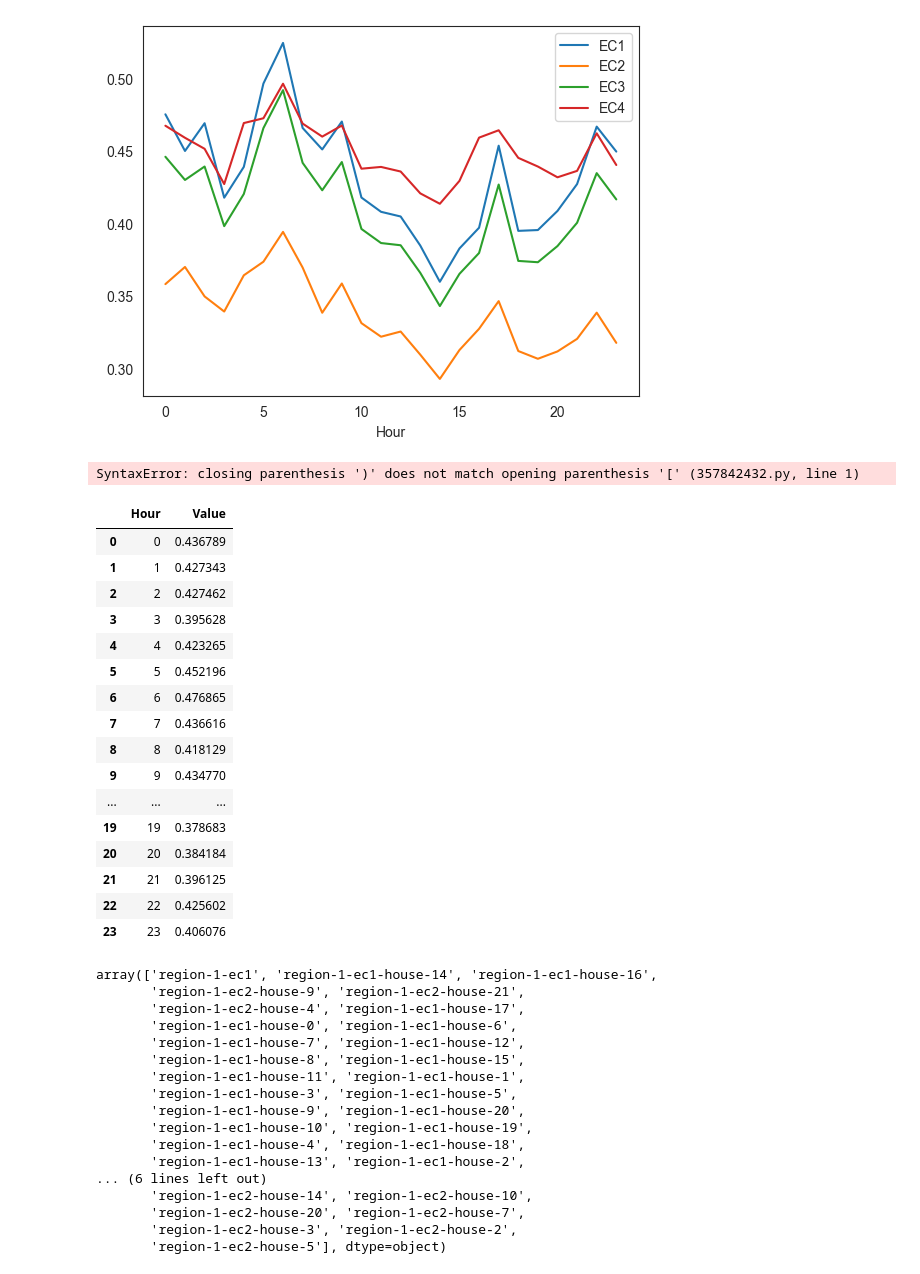
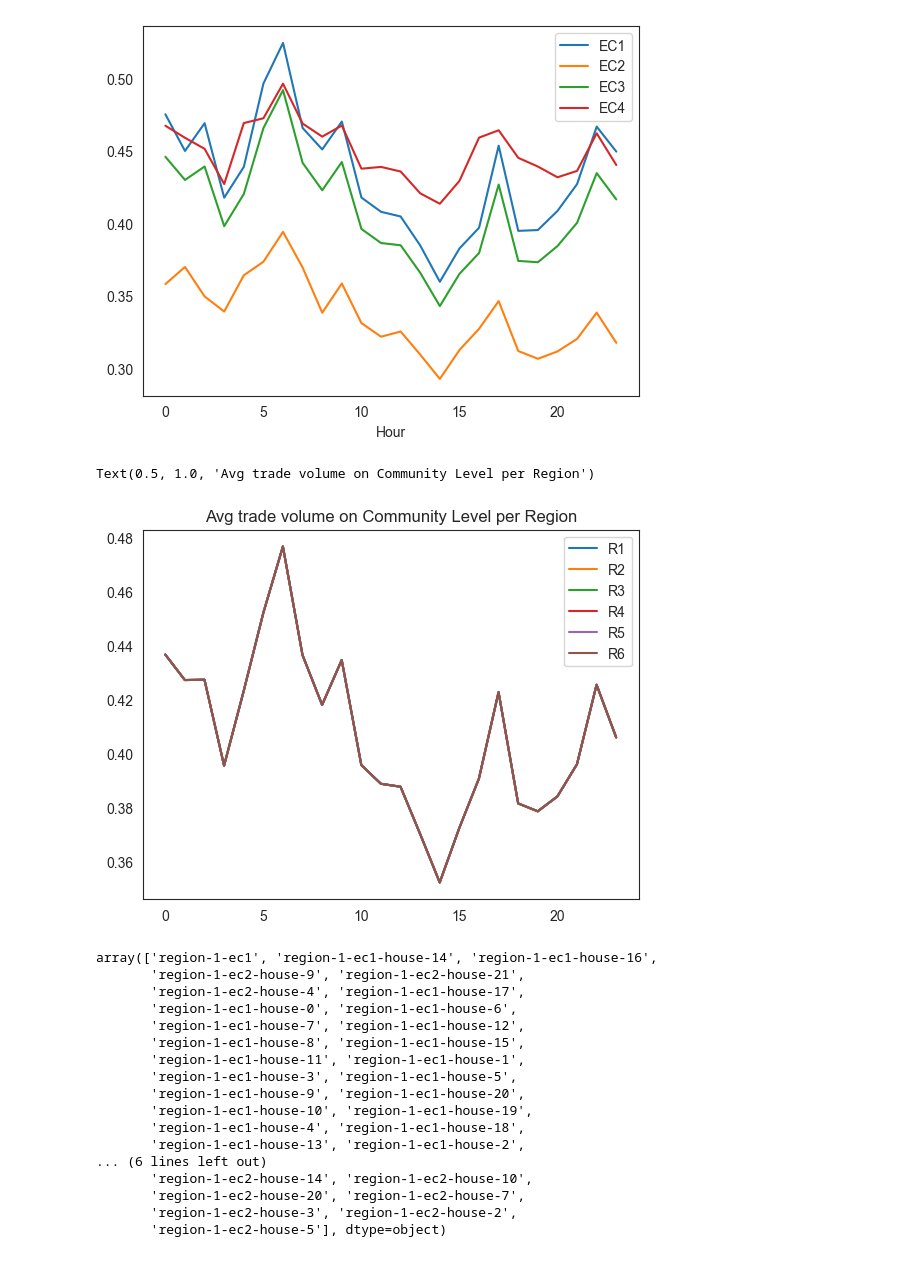
Before and after one commit to jochenmadler/fim_fit, a Jupyter notebook: GSy_KPI_calculation/01_processing/functions_test_MKa.ipynb, the cells around one changed output. Drawn from its saved outputs; the diff is of its cells as text; code cells hidden in the pictures.

```diff
--- a/GSy_KPI_calculation/01_processing/functions_test_MKa.ipynb
+++ b/GSy_KPI_calculation/01_processing/functions_test_MKa.ipynb
@@ -259,13 +259,13 @@ nr_months, l = all_filenames.count(all_filenames[0]), len(relevant_filepaths)
 list_regions = [[9,10,11,12],[104,105,106,107],[283,283,285,286],[348,349,350,351],[427,428,429,450],[505,506,507,508]]
 
 for z in range (0,6):
-    print('R:' + (z+1))
+    print ('R:', z)
     for t in list_regions [z]:
-        z = z+1
+        i = z+1
         #print(t)
-        globals()['tradevol_EC_R%s' % z] = trade_vol_region(relevant_filepaths, 9, 13, df_out).reset_index().rename({"index":"date"},axis=1)
-        globals()['tradevol_EC_R%s' % z]["date"] = pd.to_datetime(globals()['tradevol_EC_R%s' % z]["date"])
-        globals()['tradevol_EC_R%s' % z][["Year","Monath","Day", "Hour"]] = [[x.year,x.month,x.day,x.hour] for x in globals()['tradevol_EC_R%s' % z]["date"]]
+        globals()['tradevol_EC_R%s' % i] = trade_vol_region(relevant_filepaths, 9, 13, df_out).reset_index().rename({"index":"date"},axis=1)
+        globals()['tradevol_EC_R%s' % i]["date"] = pd.to_datetime(globals()['tradevol_EC_R%s' % i]["date"])
+        globals()['tradevol_EC_R%s' % i][["Year","Monath","Day", "Hour"]] = [[x.year,x.month,x.day,x.hour] for x in globals()['tradevol_EC_R%s' % i]["date"]]
 
-    #print(globals()['tradevol_EC_R%s' % z])
+    #globals()['tradevol_EC_R%s' % i].to_excel(results + "\\test_Region_" + str(z) + ".xlsx")
 # %% [output]
@@ -319,33 +307,27 @@ plt.title("R6")
 [figure]
 [figure]
 [figure]
-# %%
-tradvol_R1_Day= pd.concat([tradevol_EC_R1.groupby(["Year","Hour"])["EC1","EC2", "EC3", "EC4"].mean().reset_index())
-# %% [output]
-SyntaxError: closing parenthesis ')' does not match opening parenthesis '[' (357842432.py, line 1)
-# %%
-#Group by Day to get avg over all days
-tradevol_EC_R1_Day = tradevol_EC_R1.groupby(["Year","Hour"])["EC1","EC2", "EC3", "EC4"].mean().reset_index()
-tradevol_R1_Day = pd.concat([tradevol_EC_R1_Day["Hour"],tradevol_EC_R1_Day[["EC1","EC2", "EC3", "EC4"]].mean(axis =1)], axis = 1).rename({0:"Value"}, axis = 1)
-tradevol_R1_Day
-# %% [output]
-|  | Hour | Value |
-| 0 | 0 | 0.436789 |
-| 1 | 1 | 0.427343 |
-| 2 | 2 | 0.427462 |
-| 3 | 3 | 0.395628 |
-| 4 | 4 | 0.423265 |
-| 5 | 5 | 0.452196 |
-| 6 | 6 | 0.476865 |
-| 7 | 7 | 0.436616 |
-| 8 | 8 | 0.418129 |
-| 9 | 9 | 0.434770 |
-| ... | ... | ... |
-| 19 | 19 | 0.378683 |
-| 20 | 20 | 0.384184 |
-| 21 | 21 | 0.396125 |
-| 22 | 22 | 0.425602 |
-| 23 | 23 | 0.406076 |
+# %%
+#get average trade volume of all EC in one Region
+
+
+tradevol_Day = pd.DataFrame()
+for i in range (1,7):
+    globals()['tradevol_EC_R%s' % i] = globals()['tradevol_EC_R%s' % i].groupby(["Year","Hour"])["EC1","EC2", "EC3", "EC4"].mean().reset_index()
+    globals()['tradevol_R%s_Day' % i] = pd.concat([globals()['tradevol_EC_R%s' % i]["Hour"],globals()['tradevol_EC_R%s' % i][["EC1","EC2", "EC3", "EC4"]].mean(axis =1)], axis = 1).rename({0:"Value"}, axis = 1)
+    tradevol_Day = pd.concat([tradevol_Day,globals()['tradevol_R%s_Day' % i]["Value"]], axis =1)
+
+headers = ["R1","R2","R3","R4", "R5", "R6"]
+tradevol_Day.columns = headers
+tradevol_Day
+
+
+tradevol_Day.plot()
+#x="index", y=["R1","R2","R3","R4", "R5", "R6"])
+plt.title("Avg trade volume on Community Level per Region")
+# %% [output]
+Text(0.5, 1.0, 'Avg trade volume on Community Level per Region')
+[figure, added]
 # %%
 tradevol_EC_R1 = trade_vol_region(relevant_filepaths, 9, 13, df_out).reset_index().rename({"index":"date"},axis=1)
 # %%
```
Also changed, not shown: parts of 2 cells of this notebook.
